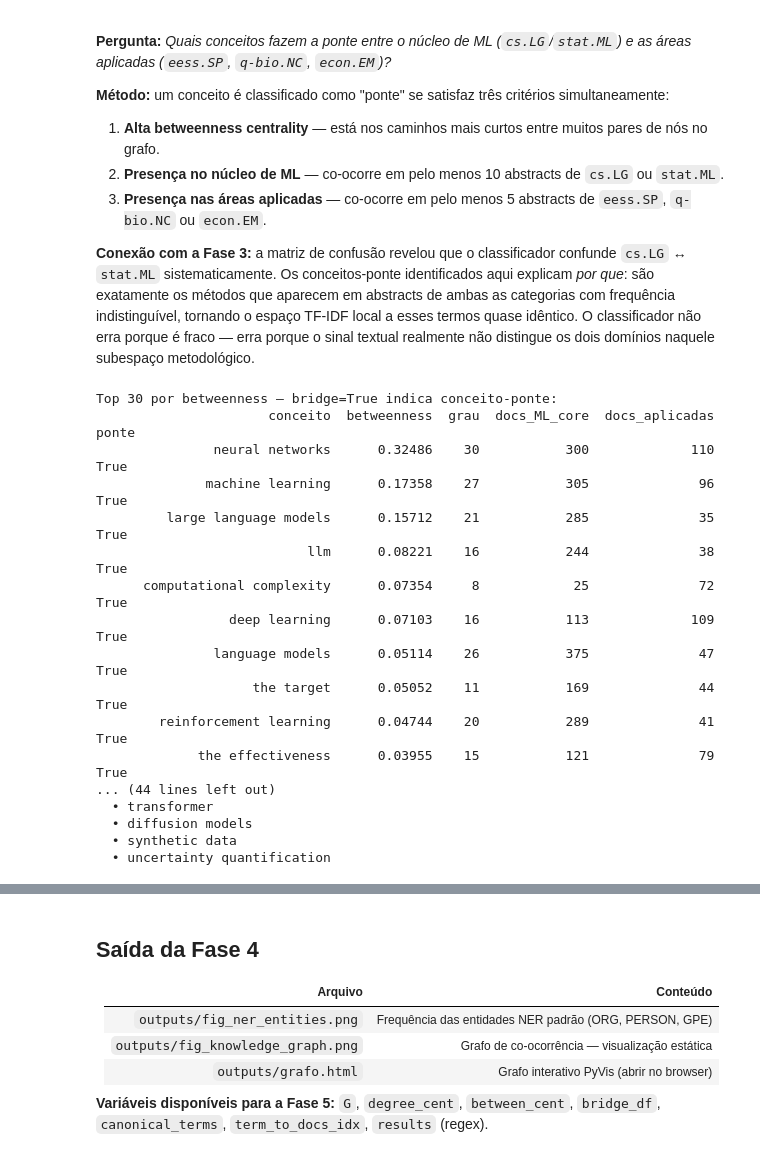
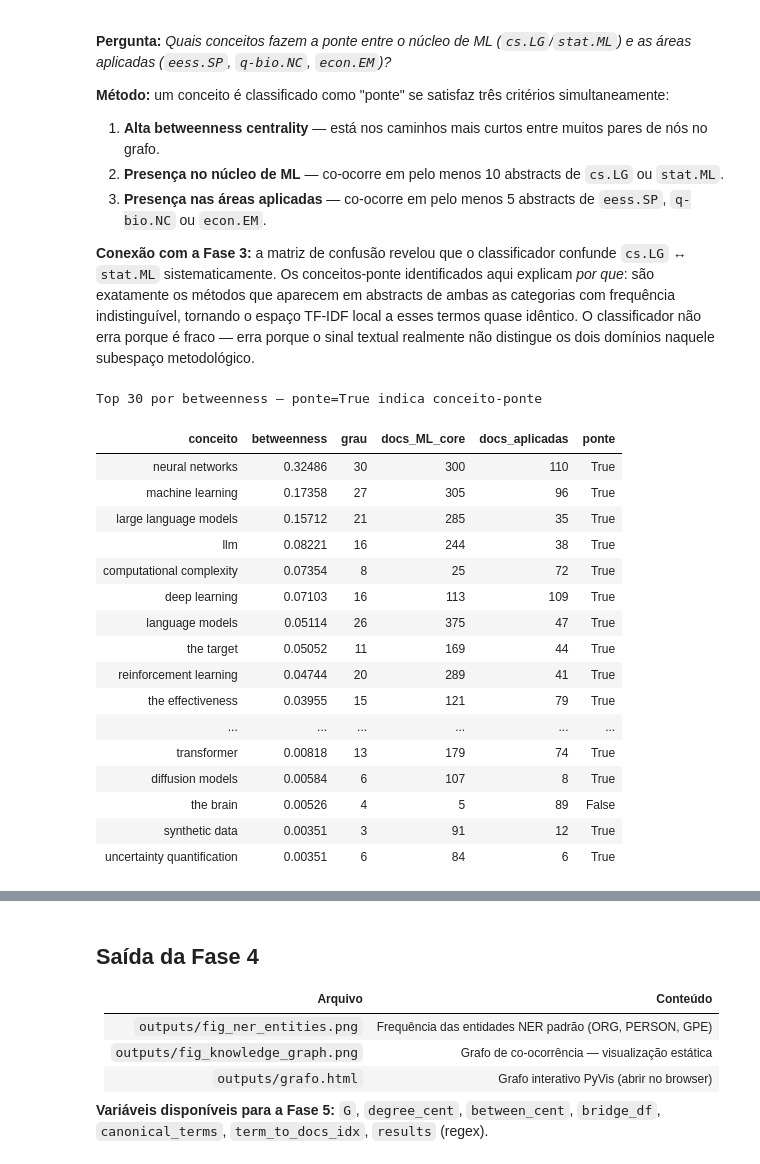
Before and after one commit to danimoreira90/arxiv-nlp-pipeline, a Jupyter notebook: notebook.ipynb, the cells around one changed output, grey strips where cells are left out. Saved outputs shown, nothing was run; the diff lists cells and outputs as text; code cells hidden in the pictures.

```diff
--- a/notebook.ipynb
+++ b/notebook.ipynb
@@ -1218,9 +1275,14 @@ preds_smote = {}
 for name, clf in clfs_smote.items():
     clf.fit(X_train_sm, y_train_sm)
     preds_smote[name] = clf.predict(X_test_tfidf)
-    print(f'\n{"="*50}')
-    print(f'{name} (SMOTE)')
-    print(classification_report(y_test, preds_smote[name], labels=CATS, target_names=CATS, digits=3))
+    print(f'\n--- {name} (SMOTE) ---')
+    _report = classification_report(
+        y_test, preds_smote[name],
+        labels=CATS, target_names=CATS, digits=3,
+        output_dict=True, zero_division=0,
+    )
+    _df_rep = pd.DataFrame(_report).T.round(3)
+    display(_df_rep.style.set_caption(f'{name} (SMOTE) — classification_report'))
 # %% [output]
 Antes : 4,320 amostras
 Apos  : 8,000 amostras
@@ -1949,55 +2202,68 @@ Salvo: outputs/grafo.html
 ML_CORE = {'cs.LG', 'stat.ML'}
 APPLIED  = {'eess.SP', 'q-bio.NC', 'econ.EM'}
 
-# Build term → category occurrence counts
 cat_array = np.array(labels)
 abstract_idx = np.arange(len(labels))
 
 def cat_counts(term):
     doc_idxs = term_to_docs_idx.get(term, set())
     if not doc_idxs:
         return {}
     cats = [labels[i] for i in doc_idxs]
     return Counter(cats)
 
 bridge_rows = []
 for node, bc in sorted(between_cent.items(), key=lambda x: -x[1])[:30]:
     cats = cat_counts(node)
     core_n    = sum(cats.get(c, 0) for c in ML_CORE)
     applied_n = sum(cats.get(c, 0) for c in APPLIED)
     bridge_rows.append({
         'conceito':          node,
         'betweenness':       round(bc, 5),
         'grau':              G.degree(node),
         'docs_ML_core':      core_n,
         'docs_aplicadas':    applied_n,
         'ponte':             (core_n >= 10 and applied_n >= 5),
     })
 
 bridge_df = pd.DataFrame(bridge_rows).sort_values('betweenness', ascending=False)
-print('Top 30 por betweenness — bridge=True indica conceito-ponte:')
-print(bridge_df.to_string(index=False))
 
-print()
+def _ponte_color(v):
+    if v is True:
+        return 'background-color: #DFF0D8; color: #2E7D32;'
+    if v is False:
+        return 'background-color: #EEEEEE; color: #757575;'
+    return ''
+
+display(
+    bridge_df.head(30).style
+        .format({'betweenness': '{:.5f}'})
+        .background_gradient(cmap='Blues', subset=['betweenness'], low=0.5)
+        .map(_ponte_color, subset=['ponte'])
+        .set_caption('Top 30 por betweenness — ponte=True indica conceito-ponte')
+        .hide(axis='index')
+)
+
 bridges = bridge_df[bridge_df['ponte']]['conceito'].tolist()
 print(f'\nConceitos-ponte identificados ({len(bridges)}):')
 for b in bridges:
     print(f'  • {b}')
 # %% [output]
-Top 30 por betweenness — bridge=True indica conceito-ponte:
-                      conceito  betweenness  grau  docs_ML_core  docs_aplicadas  ponte
-               neural networks      0.32486    30           300             110   True
-              machine learning      0.17358    27           305              96   True
-         large language models      0.15712    21           285              35   True
-                           llm      0.08221    16           244              38   True
-      computational complexity      0.07354     8            25              72   True
-                 deep learning      0.07103    16           113             109   True
-               language models      0.05114    26           375              47   True
-                    the target      0.05052    11           169              44   True
-        reinforcement learning      0.04744    20           289              41   True
-             the effectiveness      0.03955    15           121              79   True
-... (44 lines left out)
-  • transformer
-  • diffusion models
-  • synthetic data
-  • uncertainty quantification
+Top 30 por betweenness — ponte=True indica conceito-ponte
+| conceito | betweenness | grau | docs_ML_core | docs_aplicadas | ponte |
+| neural networks | 0.32486 | 30 | 300 | 110 | True |
+| machine learning | 0.17358 | 27 | 305 | 96 | True |
+| large language models | 0.15712 | 21 | 285 | 35 | True |
+| llm | 0.08221 | 16 | 244 | 38 | True |
+| computational complexity | 0.07354 | 8 | 25 | 72 | True |
+| deep learning | 0.07103 | 16 | 113 | 109 | True |
+| language models | 0.05114 | 26 | 375 | 47 | True |
+| the target | 0.05052 | 11 | 169 | 44 | True |
+| reinforcement learning | 0.04744 | 20 | 289 | 41 | True |
+| the effectiveness | 0.03955 | 15 | 121 | 79 | True |
+| ... | ... | ... | ... | ... | ... |
+| transformer | 0.00818 | 13 | 179 | 74 | True |
+| diffusion models | 0.00584 | 6 | 107 | 8 | True |
+| the brain | 0.00526 | 4 | 5 | 89 | False |
+| synthetic data | 0.00351 | 3 | 91 | 12 | True |
+| uncertainty quantification | 0.00351 | 6 | 84 | 6 | True |
```
Also changed, not shown: parts of 19 cells of this notebook.
